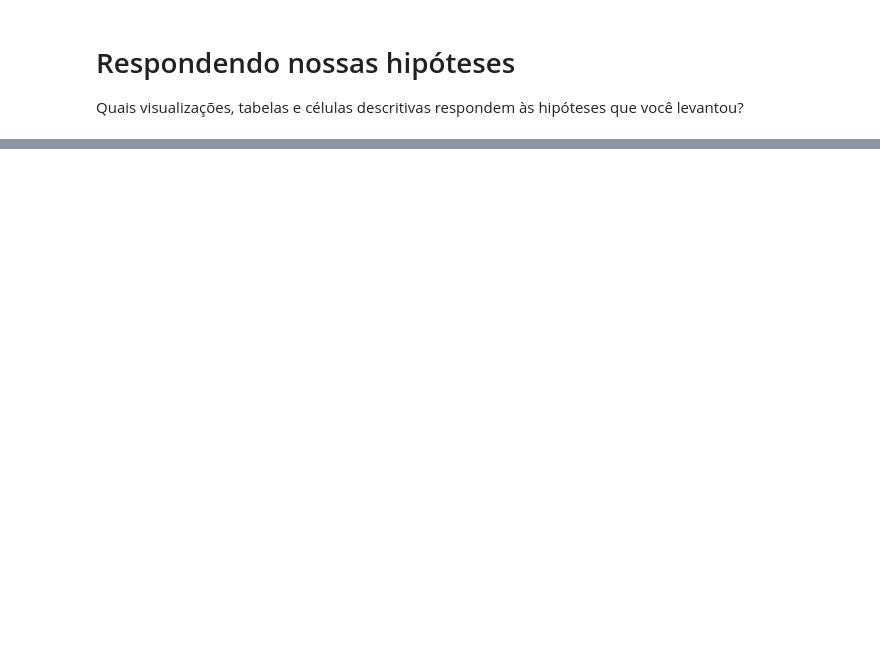
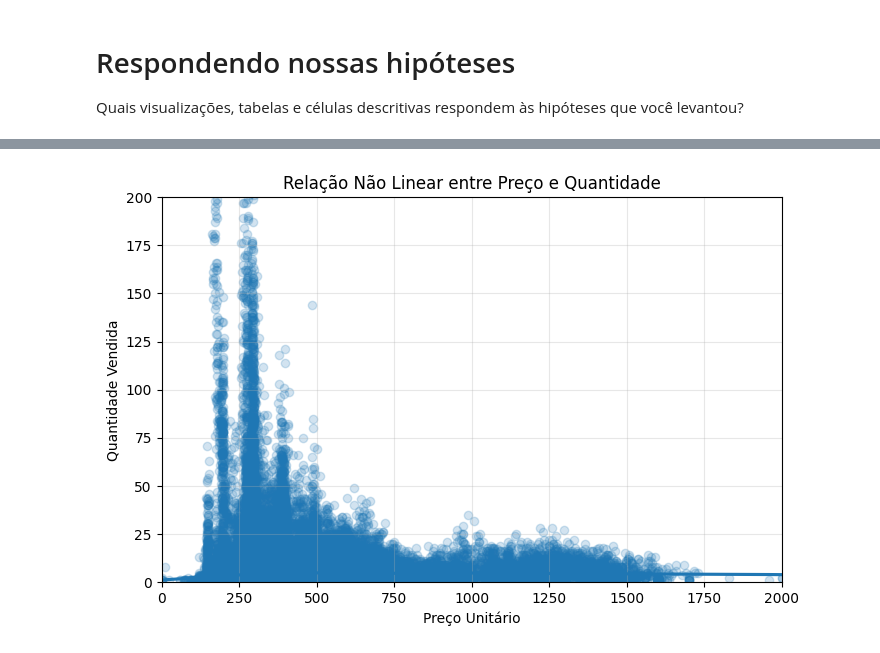
Before and after one commit to DianaSerrano1/MVP-AnalisedeDados, a Jupyter notebook: Análise_de_Dados_e_Boas_Práticas_MVP.ipynb, the cells around one changed output, grey strips where cells are left out. Saved outputs shown, nothing was run; the diff lists cells and outputs as text; code cells hidden in the pictures; blank space fills up the shorter version.

```diff
--- a/Análise_de_Dados_e_Boas_Práticas_MVP.ipynb
+++ b/Análise_de_Dados_e_Boas_Práticas_MVP.ipynb
@@ -647,0 +733,20 @@ As três hipóteses levantadas foram validadas:
+# %%
+# hipótese 3
+
+plt.figure(figsize=(8, 5))
+sns.regplot(
+    x='PRECO_UNITARIO',
+    y='QUANTIDADE_VENDIDA',
+    data=df,
+    scatter_kws={'alpha':0.2},
+    lowess=True  # linha suavizada
+)
+plt.title('Relação Não Linear entre Preço e Quantidade')
+plt.xlabel('Preço Unitário')
+plt.ylabel('Quantidade Vendida')
+plt.xlim(0, 2000)
+plt.ylim(0, 200)
+plt.grid(alpha=0.3)
+plt.show()
+# %% [output]
+[figure, added]
```
Also changed, not shown: parts of 52 cells of this notebook.
